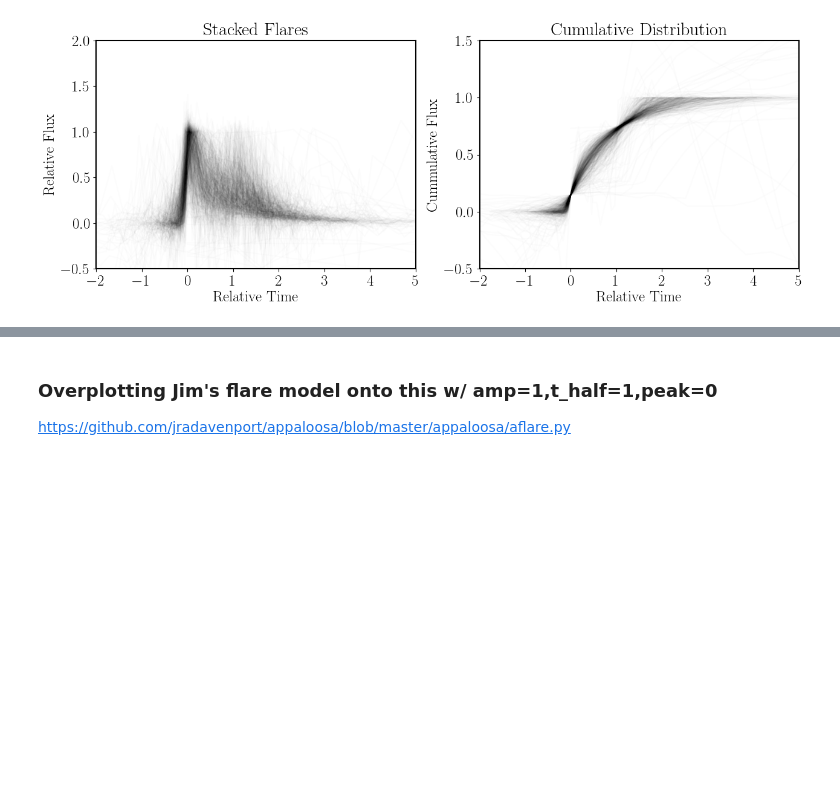
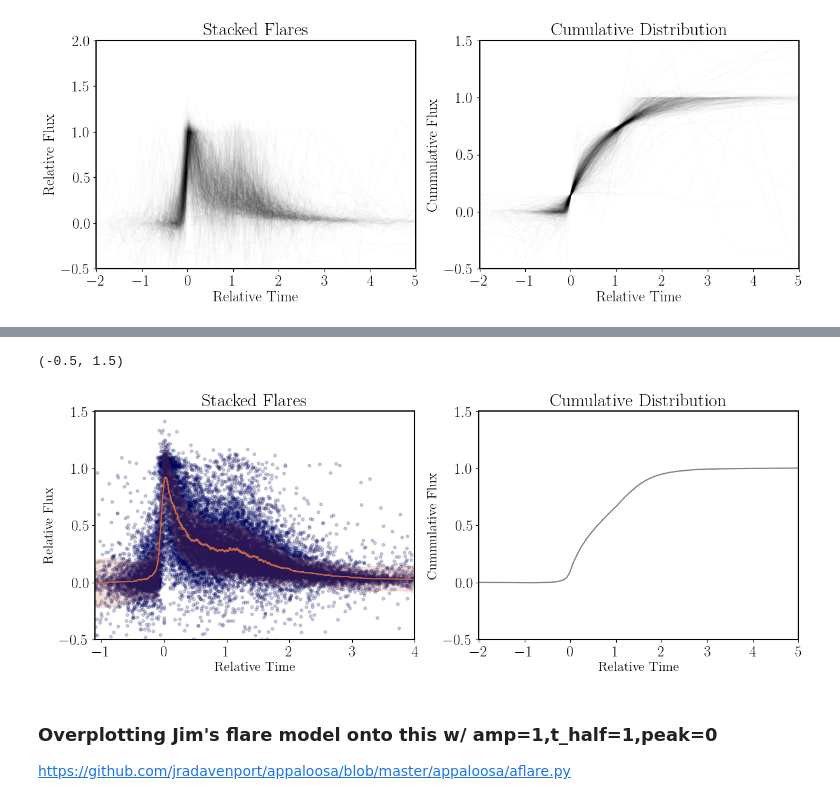
Before and after one commit to lupitatovar/flares, a Jupyter notebook: notebooks/Flare_Model_V1.ipynb, the cells around one changed output, grey strips where cells are left out. Drawn from its saved outputs; the diff is of its cells as text; code cells hidden in the pictures; blank space fills up the shorter version.

```diff
--- a/notebooks/Flare_Model_V1.ipynb
+++ b/notebooks/Flare_Model_V1.ipynb
@@ -473,3 +520,43 @@ for i in range(0,len(cross_match)):
+# %%
+
+
+fig, axs = plt.subplots(1,2, figsize=(15, 5), facecolor='w', edgecolor='k')
+
+
+axs[0].scatter(new_x_all[new_sort],new_y_all[new_sort],color='#00035b',alpha=0.2,s=12)
+#axs[0].plot(new_x.rolling(2).median(),new_y,color='red')
+
+
+axs[0].plot(new_x_all[new_sort],example_median,color='#ca6641',lw=1.5)
+
+axs[0].fill_between(new_x_all[new_sort], example_median+example_std, example_median-example_std,color='#ca6641', alpha=0.2,
+                 edgecolor="none")
+
+axs[1].plot(new_x_all[new_sort],np.cumsum(new_y_all[new_sort])/np.sum(new_y_all[new_sort]),color='k',alpha=0.5)
+
+
+    #Setting Titles
+axs[0].set_title('Stacked Flares')
+axs[1].set_title('Cumulative Distribution')
+
+
+    #Axes labels
+axs[0].set_xlabel("Relative Time",fontsize=16)
+axs[0].set_ylabel("Relative Flux",fontsize=16)
+axs[1].set_ylabel("Cummulative Flux",fontsize=16)
+axs[1].set_xlabel("Relative Time",fontsize=16)
+
+    #Axes limits
+axs[0].set_xlim(-1.1,4)
+axs[0].set_ylim(-0.5,1.5)
+
+axs[1].set_xlim(-2,5)
+axs[1].set_ylim(-.5,1.5)
+    #Legend
+    #ax1.legend(loc='lower right')
+# %% [output]
+(-0.5, 1.5)
+[figure, added]
 # %% [markdown]
 ### Overplotting Jim's flare model onto this w/ amp=1,t_half=1,peak=0
 https://github.com/jradavenport/appaloosa/blob/master/appaloosa/aflare.py
```
Also changed, not shown: parts of 22 cells of this notebook, 1 other file.
